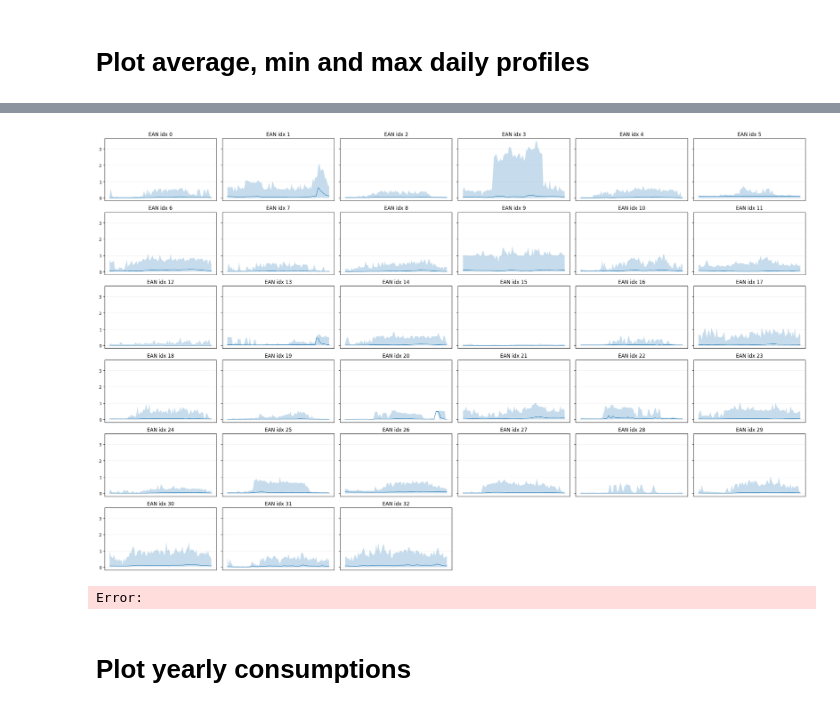
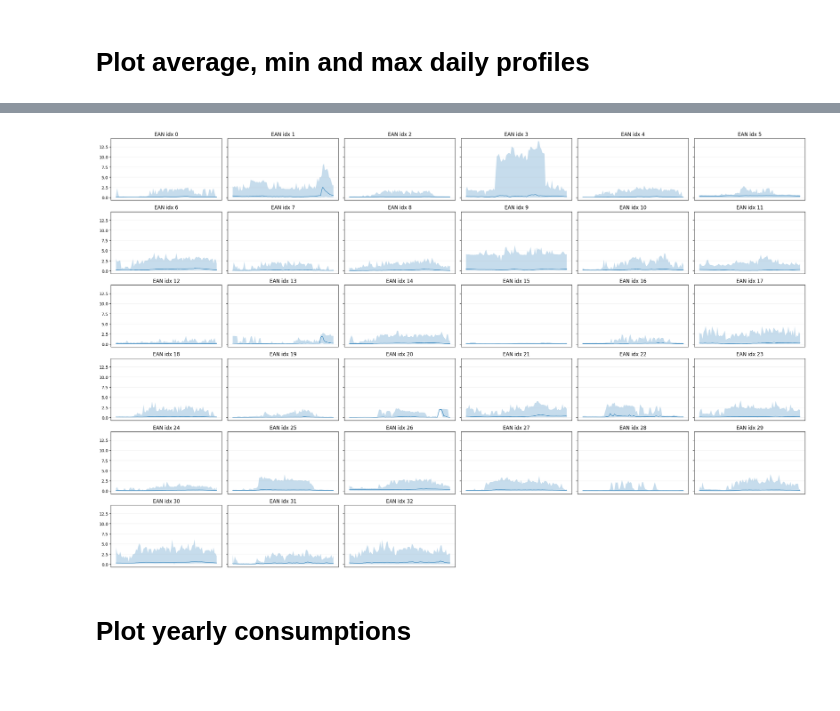
Before and after one commit to MAS4TE/digital_twin, a Jupyter notebook: analyze_Bressoux_data.ipynb, the cells around one changed output, grey strips where cells are left out. Saved outputs shown, nothing was run; the diff lists cells and outputs as text; code cells hidden in the pictures; blank space fills up the shorter version.

```diff
--- a/analyze_Bressoux_data.ipynb
+++ b/analyze_Bressoux_data.ipynb
@@ -141,7 +145,7 @@ def plot_daily_pattern(index, data=df):
 
     # sort by datetime, compute first difference of measure_cons and drop the first NaN row
     ean_data.sort_values('measuredatetime', inplace=True)
-    ean_data['power_cons'] = ean_data['measure_cons'].diff()
+    ean_data['power_cons'] = ean_data['measure_cons'].diff()*4
     ean_data = ean_data.iloc[1:].copy()
 
     # Group by time of day and calculate mean, min, max of measure_cons
@@ -167,3 +169,3 @@ Error:
 # %%
-ean_data = plot_daily_pattern(32)
+ean_data = plot_daily_pattern(8)
 # %% [output]
@@ -187,36 +187,35 @@ def plot_daily_pattern_ax(index, ax, data=df):
     ean = unique_eans[index]
     ean_data = data[data['ean_anon'] == ean].copy()
     ean_data['measuredatetime'] = pd.to_datetime(ean_data['measuredatetime'])
     ean_data.sort_values('measuredatetime', inplace=True)
     ean_data['time_of_day'] = ean_data['measuredatetime'].dt.time
-    ean_data['power_cons'] = ean_data['measure_cons'].diff()
+    ean_data['power_cons'] = ean_data['measure_cons'].diff()*4
     ean_data = ean_data.iloc[1:].copy()
     daily_pattern = ean_data.groupby('time_of_day')['power_cons'].agg(['mean', 'min', 'max']).sort_index()
 
     x = range(len(daily_pattern))
     ax.plot(x, daily_pattern['mean'], label='Average', linewidth=1)
     ax.fill_between(x, daily_pattern['min'], daily_pattern['max'], alpha=0.25)
     ax.set_title(f"EAN idx {index}")
     ax.set_xticks([])
     ax.grid(True, alpha=0.2)
 
 n = len(unique_eans)
 ncols = int(math.ceil(math.sqrt(n)))
 nrows = int(math.ceil(n / ncols))
 fig, axes = plt.subplots(nrows, ncols, figsize=(ncols * 4, max(3, nrows * 2.5)), sharey=True)
 axes = axes.flatten()
 
 for i in range(n):
     plot_daily_pattern_ax(i, axes[i])
 
 for ax in axes[n:]:
     ax.axis('off')
 
 plt.tight_layout()
 plt.show()
 # %% [output]
-[figure, old version]
+[figure, new version]
-Error:
 # %% [markdown]
 # Plot yearly consumptions
 # %%
```
Also changed, not shown: parts of 10 cells of this notebook, 1 other file.
